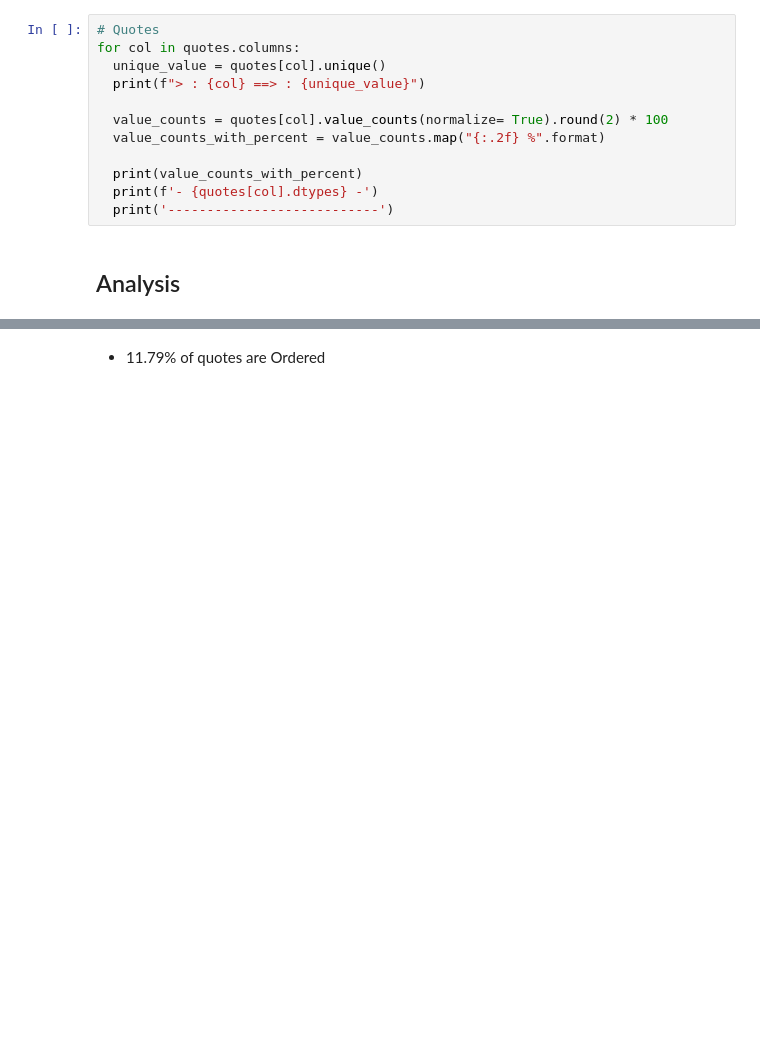
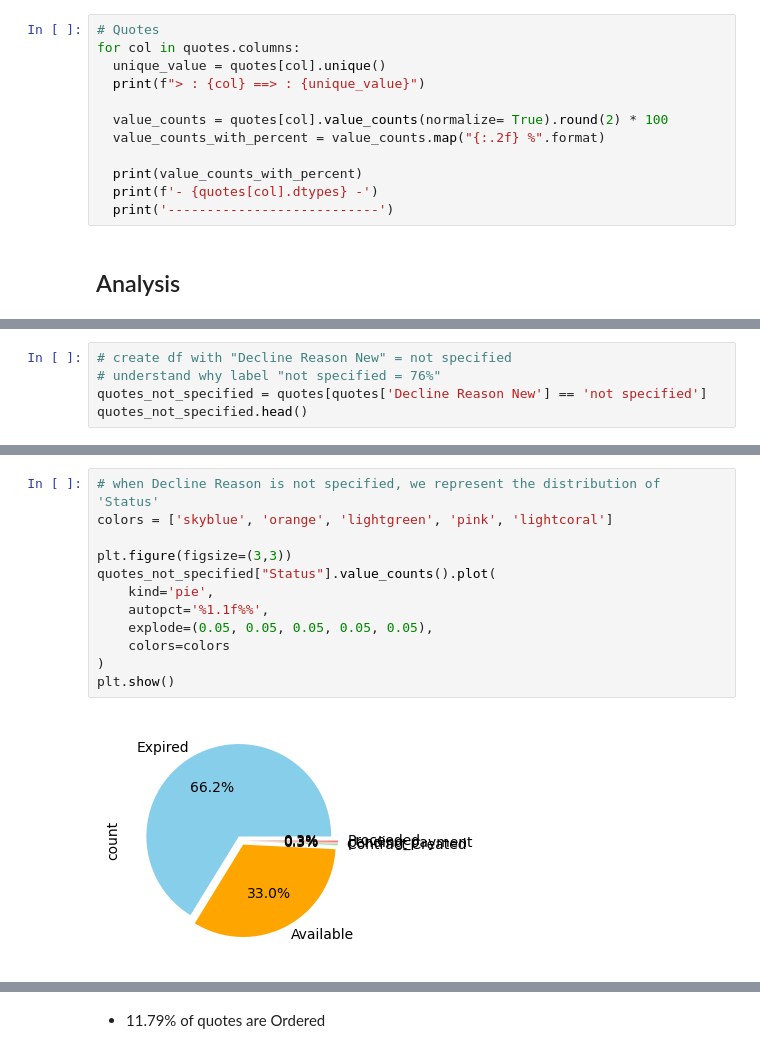
Before and after one commit to guillaumebrethes/Opply, a Jupyter notebook: S_1.ipynb, the cells around one changed output, grey strips where cells are left out. Drawn from its saved outputs; the diff is of its cells as text; blank space fills up the shorter version.

```diff
--- a/S_1.ipynb
+++ b/S_1.ipynb
@@ -196,0 +193,5 @@ quotes.head(50)
+# %%
+# create df with "Decline Reason New" = not specified
+# understand why label "not specified = 76%"
+quotes_not_specified = quotes[quotes['Decline Reason New'] == 'not specified']
+quotes_not_specified.head()
@@ -196,0 +205,14 @@ quotes.head(50)
+# %%
+# when Decline Reason is not specified, we represent the distribution of 'Status'
+colors = ['skyblue', 'orange', 'lightgreen', 'pink', 'lightcoral']
+
+plt.figure(figsize=(3,3))
+quotes_not_specified["Status"].value_counts().plot(
+    kind='pie',
+    autopct='%1.1f%%',
+    explode=(0.05, 0.05, 0.05, 0.05, 0.05),
+    colors=colors
+)
+plt.show()
+# %% [output]
+[figure, added]
```
Also changed, not shown: parts of 15 cells of this notebook.
